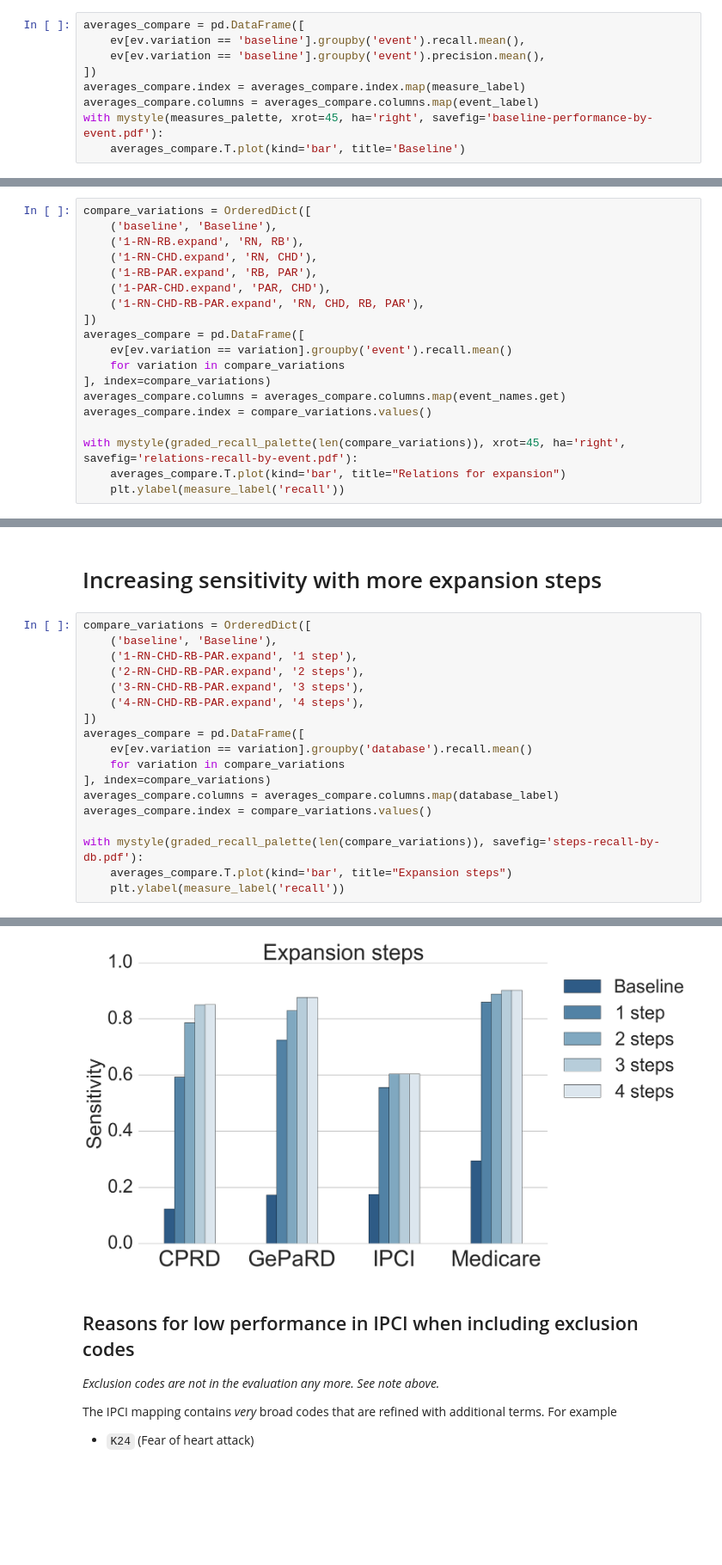
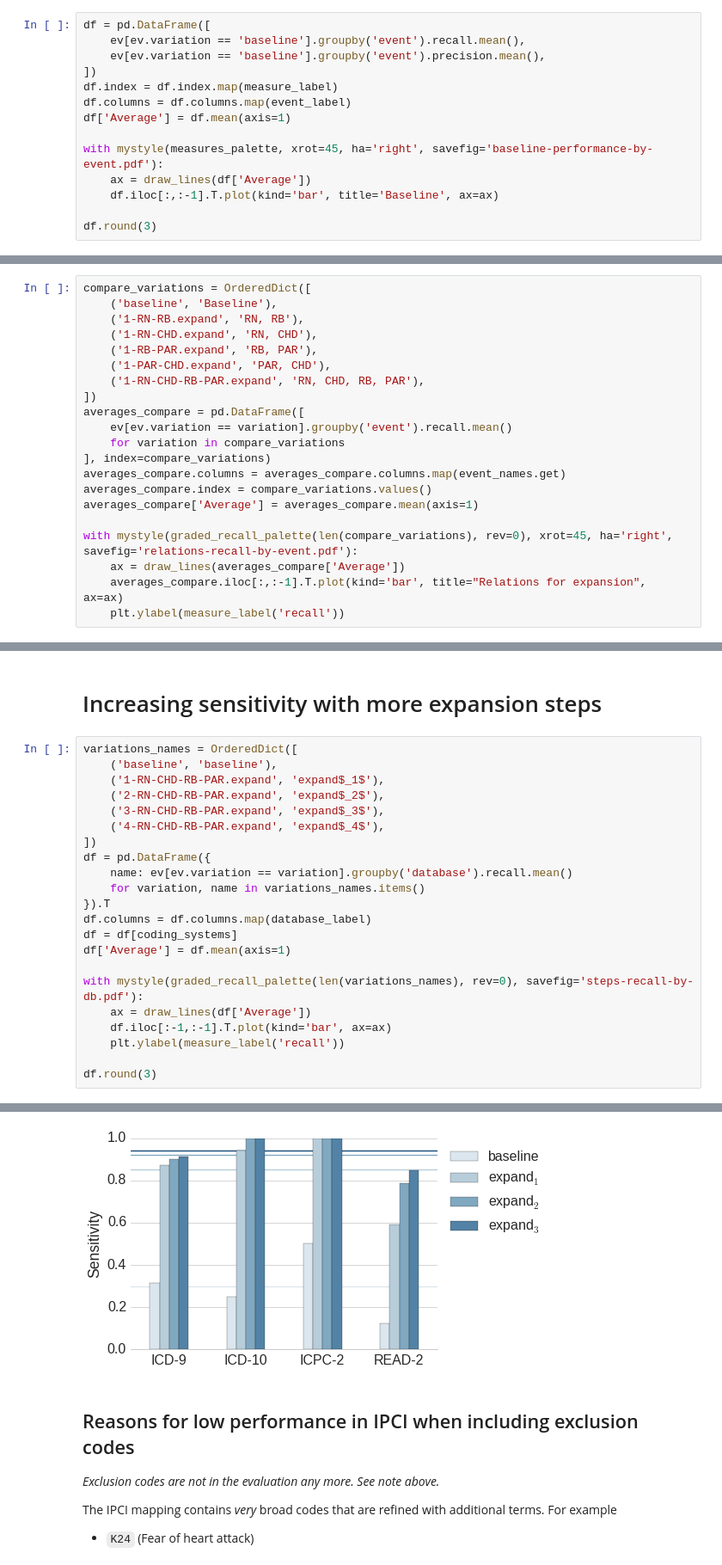
Before and after one commit to mi-erasmusmc/comap, a Jupyter notebook: evaluation/lib/CoMap evaluation.ipynb, the cells around one changed output, grey strips where cells are left out. Shown: that part at 86% size. Saved outputs shown, nothing was run; the diff lists cells and outputs as text; blank space fills up the shorter version.

```diff
--- a/evaluation/lib/CoMap evaluation.ipynb
+++ b/evaluation/lib/CoMap evaluation.ipynb
@@ -153,10 +280,15 @@ with mystyle(measures_palette, savefig='baseline-performance-by-db.pdf'):
 # %%
-averages_compare = pd.DataFrame([
+df = pd.DataFrame([
     ev[ev.variation == 'baseline'].groupby('event').recall.mean(),
     ev[ev.variation == 'baseline'].groupby('event').precision.mean(),
 ])
-averages_compare.index = averages_compare.index.map(measure_label)
-averages_compare.columns = averages_compare.columns.map(event_label)
+df.index = df.index.map(measure_label)
+df.columns = df.columns.map(event_label)
+df['Average'] = df.mean(axis=1)
+
 with mystyle(measures_palette, xrot=45, ha='right', savefig='baseline-performance-by-event.pdf'):
-    averages_compare.T.plot(kind='bar', title='Baseline')
+    ax = draw_lines(df['Average'])
+    df.iloc[:,:-1].T.plot(kind='bar', title='Baseline', ax=ax)
+
+df.round(3)
 # %% [output]
@@ -263,8 +453,10 @@ averages_compare = pd.DataFrame([
 ], index=compare_variations)
 averages_compare.columns = averages_compare.columns.map(event_names.get)
 averages_compare.index = compare_variations.values()
+averages_compare['Average'] = averages_compare.mean(axis=1)
 
-with mystyle(graded_recall_palette(len(compare_variations)), xrot=45, ha='right', savefig='relations-recall-by-event.pdf'):
-    averages_compare.T.plot(kind='bar', title="Relations for expansion")
+with mystyle(graded_recall_palette(len(compare_variations), rev=0), xrot=45, ha='right', savefig='relations-recall-by-event.pdf'):
+    ax = draw_lines(averages_compare['Average'])
+    averages_compare.iloc[:,:-1].T.plot(kind='bar', title="Relations for expansion", ax=ax)
     plt.ylabel(measure_label('recall'))
 # %% [output]
@@ -292,21 +464,25 @@ with mystyle(graded_recall_palette(len(compare_variations)), savefig='relations-
 # %% [markdown]
 # Increasing sensitivity with more expansion steps
 # %%
-compare_variations = OrderedDict([
-    ('baseline', 'Baseline'),
-    ('1-RN-CHD-RB-PAR.expand', '1 step'),
-    ('2-RN-CHD-RB-PAR.expand', '2 steps'),
-    ('3-RN-CHD-RB-PAR.expand', '3 steps'),
-    ('4-RN-CHD-RB-PAR.expand', '4 steps'),
+variations_names = OrderedDict([
+    ('baseline', 'baseline'),
+    ('1-RN-CHD-RB-PAR.expand', 'expand$_1$'),
+    ('2-RN-CHD-RB-PAR.expand', 'expand$_2$'),
+    ('3-RN-CHD-RB-PAR.expand', 'expand$_3$'),
+    ('4-RN-CHD-RB-PAR.expand', 'expand$_4$'),
 ])
-averages_compare = pd.DataFrame([
-    ev[ev.variation == variation].groupby('database').recall.mean()
-    for variation in compare_variations
-], index=compare_variations)
-averages_compare.columns = averages_compare.columns.map(database_label)
-averages_compare.index = compare_variations.values()
+df = pd.DataFrame({
+    name: ev[ev.variation == variation].groupby('database').recall.mean()
+    for variation, name in variations_names.items()
+}).T
+df.columns = df.columns.map(database_label)
+df = df[coding_systems]
+df['Average'] = df.mean(axis=1)
 
-with mystyle(graded_recall_palette(len(compare_variations)), savefig='steps-recall-by-db.pdf'):
-    averages_compare.T.plot(kind='bar', title="Expansion steps")
+with mystyle(graded_recall_palette(len(variations_names), rev=0), savefig='steps-recall-by-db.pdf'):
+    ax = draw_lines(df['Average'])
+    df.iloc[:-1,:-1].T.plot(kind='bar', ax=ax)
     plt.ylabel(measure_label('recall'))
+
+df.round(3)
 # %% [output]
@@ -313,4 +495,4 @@ with mystyle(graded_recall_palette(len(compare_variations)), savefig='steps-reca
-[figure, old version]
+[figure, new version]
 # %% [markdown]
 ## Reasons for low performance in IPCI when including exclusion codes
 
```
Also changed, not shown: parts of 51 cells of this notebook, 13 other files.
